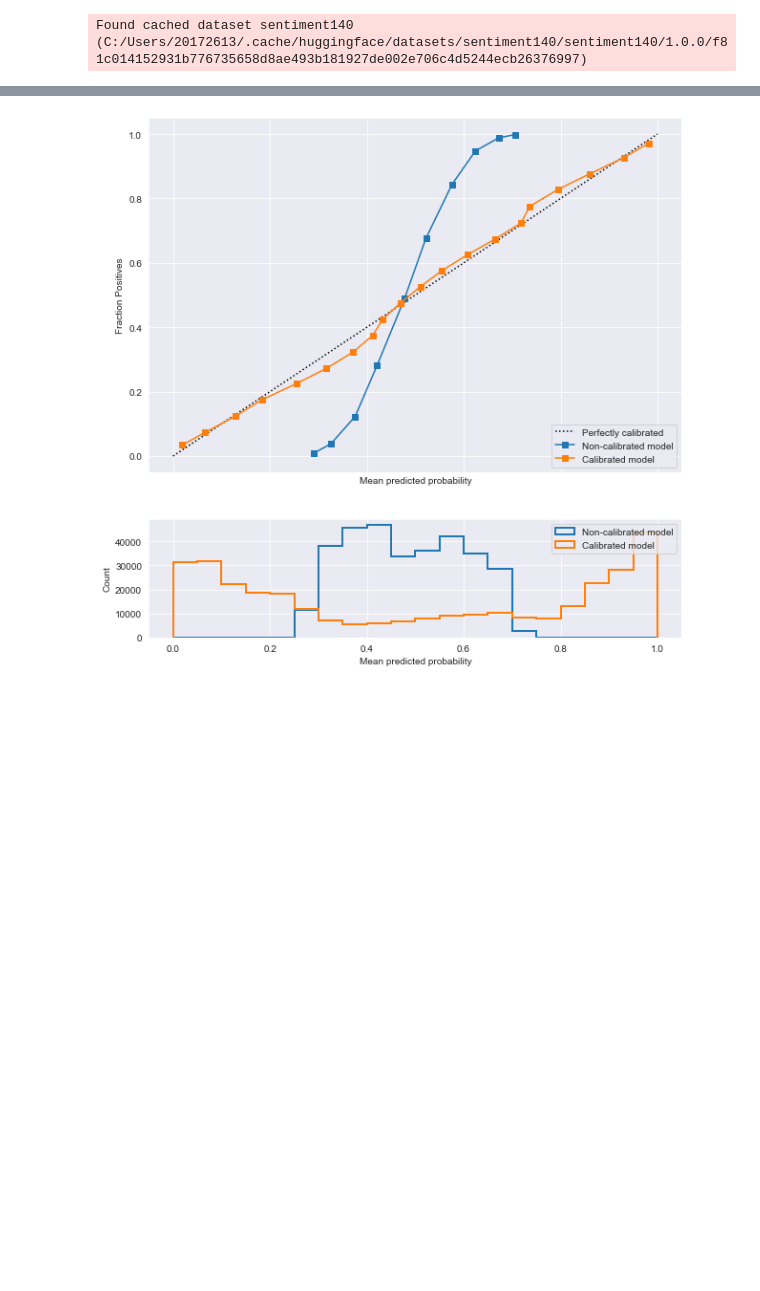
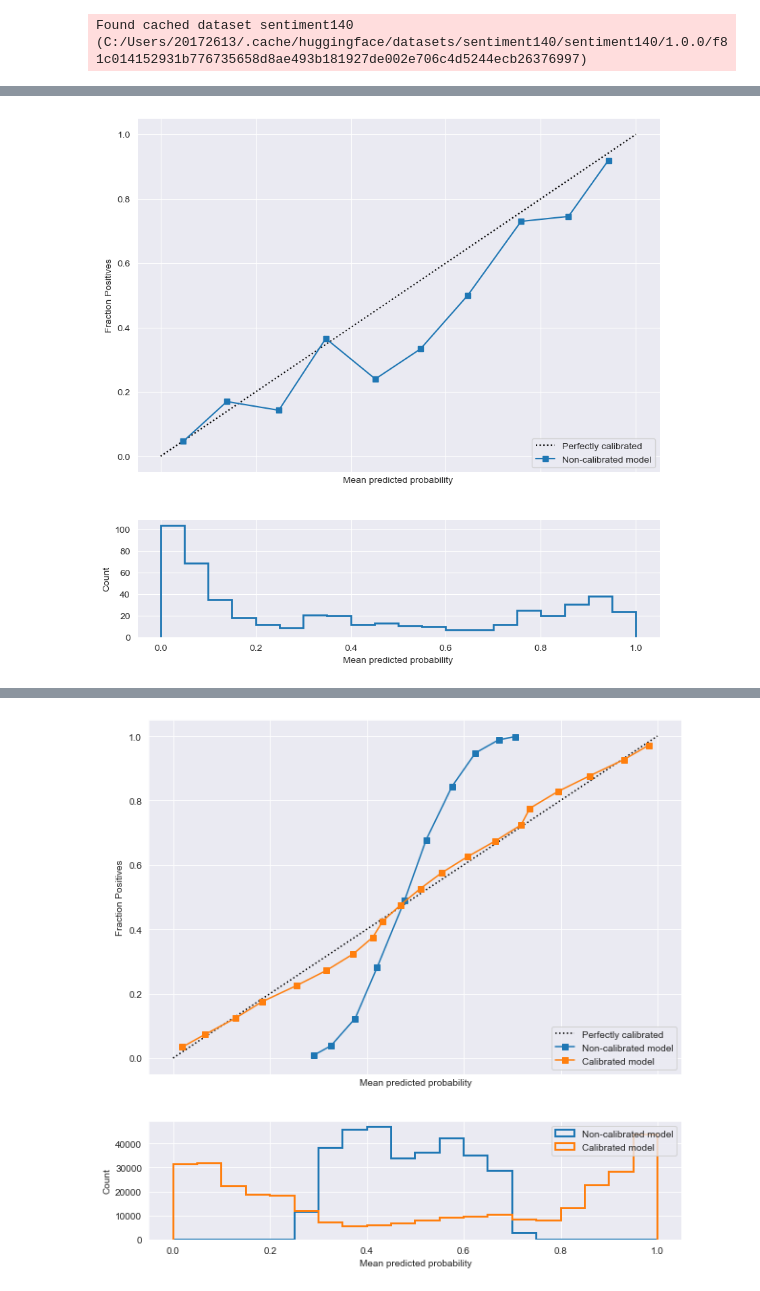
Before and after one commit to jmniederle/product-sentiment, a Jupyter notebook: sentiment_model/sentiment_model.ipynb, the cells around one changed output, grey strips where cells are left out. Drawn from its saved outputs; the diff is of its cells as text; code cells hidden in the pictures; blank space fills up the shorter version.

```diff
--- a/sentiment_model/sentiment_model.ipynb
+++ b/sentiment_model/sentiment_model.ipynb
@@ -225,0 +243,6 @@ array([1, 0, 1, 0, 0, 0, 2, 0, 0, 2, 1, 1, 2, 1, 1, 1, 0, 0, 0, 0, 0, 2,
+# %%
+class_0 = (np.array(test_dataset.get_y()) == 0).astype(int)
+preds_0 = CM.predict_proba(test_dataset)[:,0]
+plot_calib_curve(class_0, preds_0, bins=10)
+# %% [output]
+[figure, added]
```
Also changed, not shown: parts of 16 cells of this notebook.
